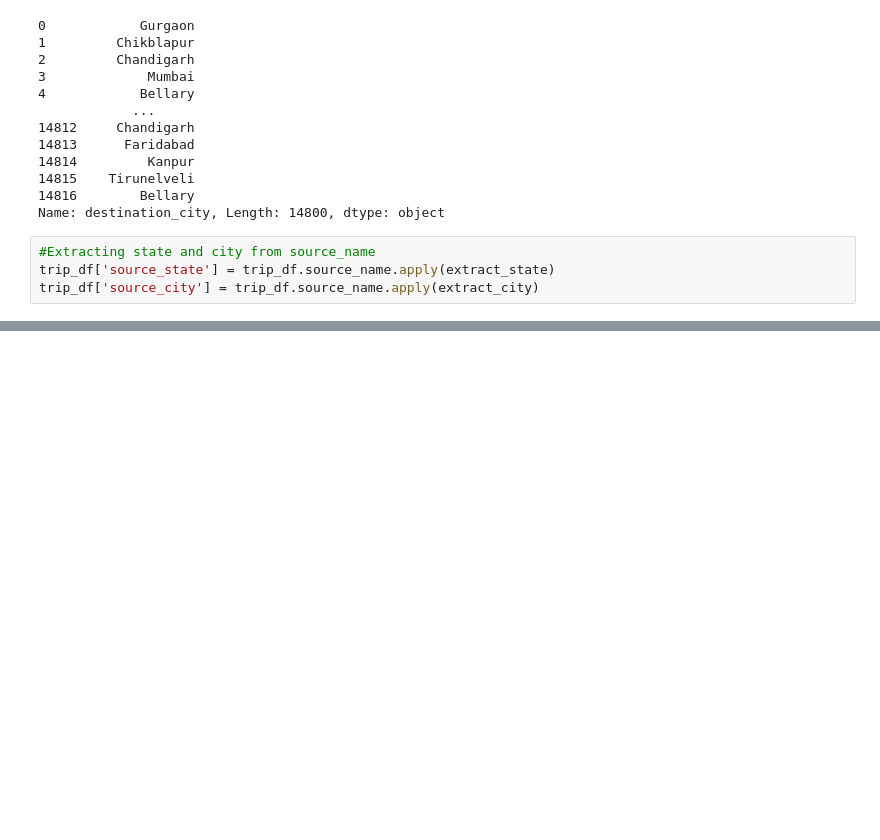
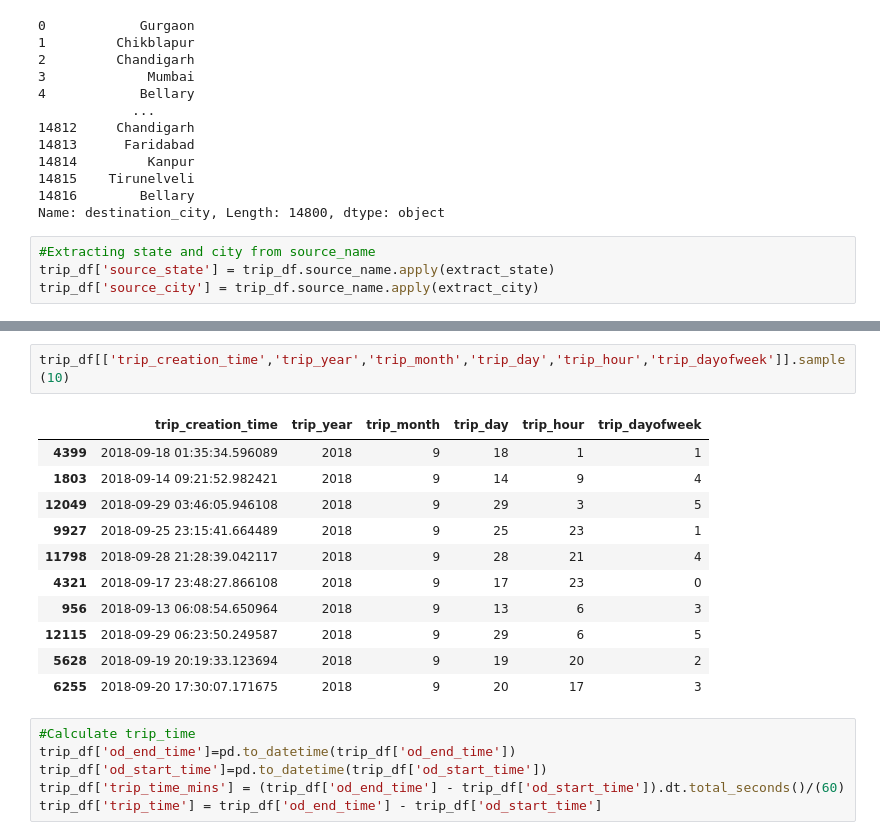
Before and after one commit to christinajoice/Delhivery, a Jupyter notebook: Delhivery.ipynb, the cells around one changed output, grey strips where cells are left out. Drawn from its saved outputs; the diff is of its cells as text; blank space fills up the shorter version.

```diff
--- a/Delhivery.ipynb
+++ b/Delhivery.ipynb
@@ -322,0 +345,20 @@ trip_df['source_city'] = trip_df.source_name.apply(extract_city)
+# %%
+trip_df[['trip_creation_time','trip_year','trip_month','trip_day','trip_hour','trip_dayofweek']].sample(10)
+# %% [output]
+|  | trip_creation_time | trip_year | trip_month | trip_day | trip_hour | trip_dayofweek |
+| 4399 | 2018-09-18 01:35:34.596089 | 2018 | 9 | 18 | 1 | 1 |
+| 1803 | 2018-09-14 09:21:52.982421 | 2018 | 9 | 14 | 9 | 4 |
+| 12049 | 2018-09-29 03:46:05.946108 | 2018 | 9 | 29 | 3 | 5 |
+| 9927 | 2018-09-25 23:15:41.664489 | 2018 | 9 | 25 | 23 | 1 |
+| 11798 | 2018-09-28 21:28:39.042117 | 2018 | 9 | 28 | 21 | 4 |
+| 4321 | 2018-09-17 23:48:27.866108 | 2018 | 9 | 17 | 23 | 0 |
+| 956 | 2018-09-13 06:08:54.650964 | 2018 | 9 | 13 | 6 | 3 |
+| 12115 | 2018-09-29 06:23:50.249587 | 2018 | 9 | 29 | 6 | 5 |
+| 5628 | 2018-09-19 20:19:33.123694 | 2018 | 9 | 19 | 20 | 2 |
+| 6255 | 2018-09-20 17:30:07.171675 | 2018 | 9 | 20 | 17 | 3 |
+# %%
+#Calculate trip_time
+trip_df['od_end_time']=pd.to_datetime(trip_df['od_end_time'])
+trip_df['od_start_time']=pd.to_datetime(trip_df['od_start_time'])
+trip_df['trip_time_mins'] = (trip_df['od_end_time'] - trip_df['od_start_time']).dt.total_seconds()/(60)
+trip_df['trip_time'] = trip_df['od_end_time'] - trip_df['od_start_time']
```
Also changed, not shown: parts of 11 cells of this notebook.
